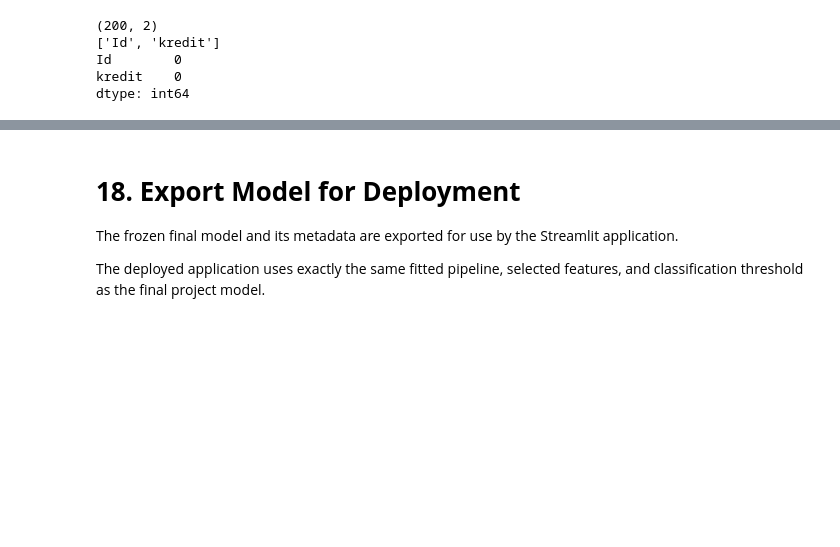
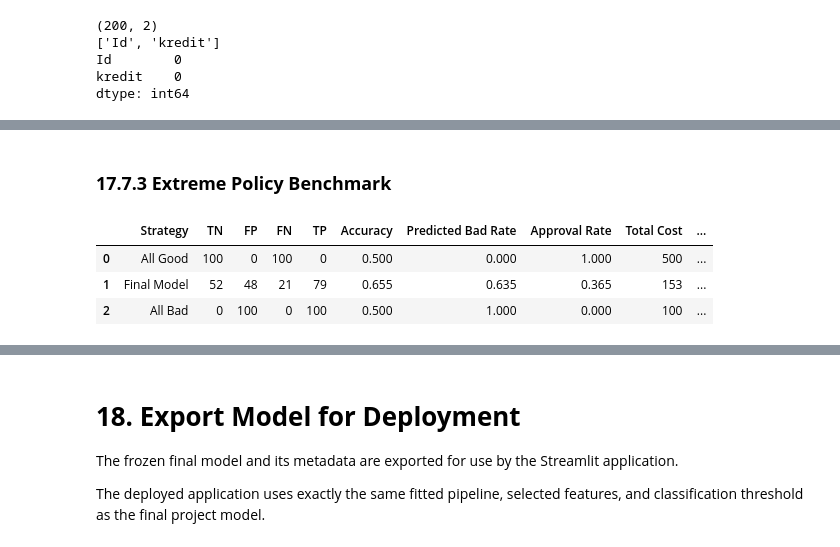
Before and after one commit to tnamgia76-debug/DS66B_group_5-German-Credit_Statistic, a Jupyter notebook: main_v2.ipynb, the cells around one changed output, grey strips where cells are left out. Saved outputs shown, nothing was run; the diff lists cells and outputs as text; code cells hidden in the pictures; blank space fills up the shorter version.

```diff
--- a/main_v2.ipynb
+++ b/main_v2.ipynb
@@ -4263,0 +4496,57 @@ dtype: int64
+# %% [markdown]
+### **17.7.3 Extreme Policy Benchmark**
+# %%
+strategy_predictions = {
+    "All Good": np.zeros(len(y_competition_true), dtype=int),
+
+    "Final Model": competition_pred,
+
+    "All Bad": np.ones(len(y_competition_true), dtype=int)
+}
+
+strategy_results = []
+
+for strategy_name, y_pred_strategy in strategy_predictions.items():
+
+    tn, fp, fn, tp = confusion_matrix(
+        y_competition_true,
+        y_pred_strategy,
+        labels=[0, 1]
+    ).ravel()
+
+    cost = (5 * fn + fp)
+
+    accuracy = accuracy_score(y_competition_true, y_pred_strategy)
+
+    predicted_bad_rate = (y_pred_strategy.mean())
+
+    approval_rate = (1 - predicted_bad_rate)
+
+    strategy_results.append({
+        "Strategy": strategy_name,
+        "TN": tn,
+        "FP": fp,
+        "FN": fn,
+        "TP": tp,
+
+        "Accuracy": accuracy,
+
+        "Predicted Bad Rate": predicted_bad_rate,
+
+        "Approval Rate": approval_rate,
+
+        "Total Cost": cost,
+
+        "Average Cost per Applicant": (cost / len(y_competition_true)),
+
+        "Cost per 100 Applicants": (cost / len(y_competition_true) * 100)
+    })
+
+strategy_comparison = pd.DataFrame(strategy_results)
+
+strategy_comparison
+# %% [output]
+|  | Strategy | TN | FP | FN | TP | Accuracy | Predicted Bad Rate | Approval Rate | Total Cost | ... |
+| 0 | All Good | 100 | 0 | 100 | 0 | 0.500 | 0.000 | 1.000 | 500 | ... |
+| 1 | Final Model | 52 | 48 | 21 | 79 | 0.655 | 0.635 | 0.365 | 153 | ... |
+| 2 | All Bad | 0 | 100 | 0 | 100 | 0.500 | 1.000 | 0.000 | 100 | ... |
```
Also changed, not shown: parts of 15 cells of this notebook.
